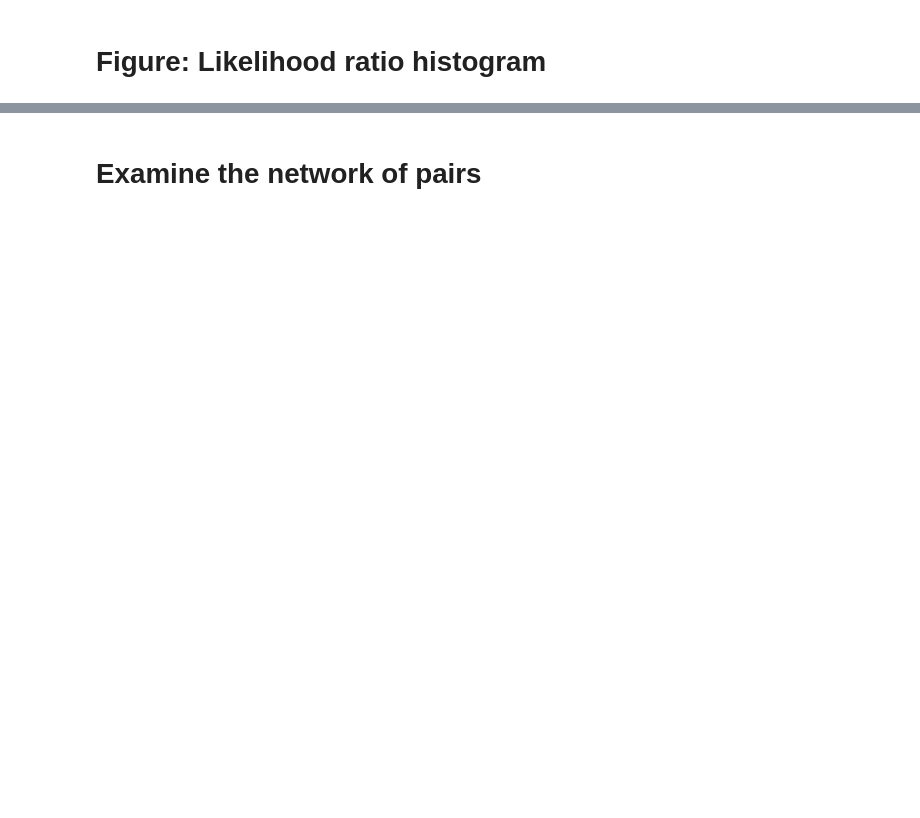
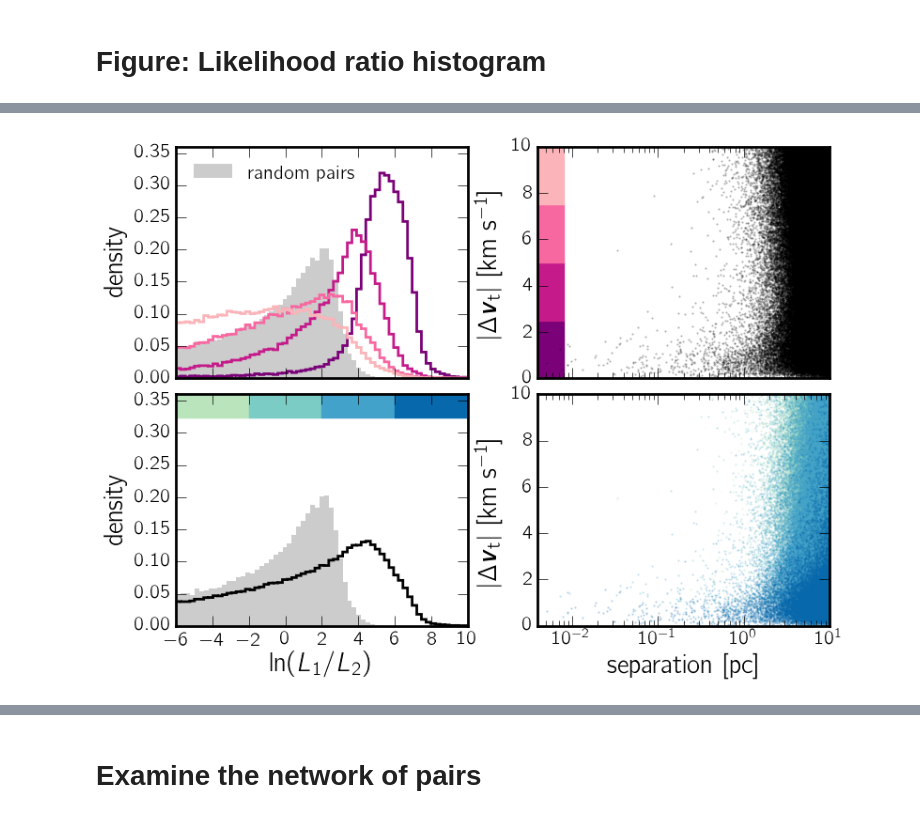
Before and after one commit to smoh/gaia-comoving-stars, a Jupyter notebook: notebooks/results.ipynb, the cells around one changed output, grey strips where cells are left out. Cells and saved outputs as stored; diff of their text form; code cells hidden in the pictures; blank space fills up the shorter version.

```diff
--- a/notebooks/results.ipynb
+++ b/notebooks/results.ipynb
@@ -152,2 +157,68 @@ leg = legend(loc='upper left', numpoints=1, markerscale=3, frameon=False)
+# %%
+v_cuts = [(0, 2.5), (2.5, 5), (5, 7.5), (7.5, 10)]
+v_colors = ['#7a0177', '#c51b8a', '#f768a1', '#fbb4b9']
+
+llr_cuts = [(-6, -2), (-2, 2), (2, 6), (6, 10)]
+llr_colors = ['#bae4bc', '#7bccc4', '#43a2ca', '#0868ac']
+# %%
+fig ,ax = plt.subplots(2,2,figsize=(8,6), sharex='col')
+fig.subplots_adjust(left=0.1,bottom=0.12,top=0.97,right=0.97, hspace=0.07, wspace=0.24)
+ax[1,0].hist(llr,
+             bins=np.linspace(-6, 10, 64),
+             histtype='step', normed=True, linewidth=2,
+             color='k')
+
+_ = ax[1,0].hist(llr_rand, bins=linspace(-6,10,64),
+         color='0.8', normed=True, zorder=-1,
+         label='random pairs')
+
+ax[1,0].set_xlim(-6,10)
+ax[1,0].set_ylim(0, 0.36)
+ax[1,0].set_xlabel(r"$\ln(L_1/L_2)$")
+ax[1,0].set_ylabel("density")
+
+ax[1,1].set_xlim(4E-3, 1E1)
+ax[1,1].set_ylim(0, 10)
+ax[1,1].set_xlabel(r'separation [pc]')
+ax[1,1].set_xscale('log')
+ax[1,1].set_ylabel(r'$|\Delta \boldsymbol{v}_{\rm{t}}|$ [km s$^{-1}$]')
+
+for i,(l,r) in enumerate(llr_cuts):
+    ax[1,0].fill_betweenx([ax[1,0].get_ylim()[1]*0.9,1.], l, r,
+                          color=llr_colors[i], zorder=-100)
+    idx = ((llr) > l) & (llr < r)
+    ax[1,1].plot(pairidx['sep'][idx], pairidx['delta_v'][idx],
+                 color=llr_colors[i],
+                 linestyle='none', marker='.', alpha=0.3, ms=3,
+                 markeredgecolor='none', markeredgewidth=0, rasterized=True)
+
+_ = ax[0,0].hist(llr_rand, bins=linspace(-6,10,64),
+         color='0.8', normed=True, zorder=-1,
+         label='random pairs')
+ax[0,1].plot(pairidx['sep'], pairidx['delta_v'],
+             color='k', linestyle='none', marker='.', zorder=-10, alpha=0.3, ms=3, rasterized=True)
+
+ax[0,0].set_xlim(-6,10)
+ax[0,0].set_ylim(0, 0.36)
+ax[0,0].set_ylabel("density")
+ax[0,0].legend(loc='upper left', frameon=False, fontsize=15)
+
+ax[0,1].set_xlim(4E-3, 1E1)
+ax[0,1].set_ylim(0, 10)
+ax[0,1].set_xscale('log')
+ax[0,1].set_ylabel(r'$|\Delta \boldsymbol{v}_{\rm{t}}|$ [km s$^{-1}$]')
+
+for i,(l,r) in enumerate(v_cuts):
+    xlims = ax[0,1].get_xlim()
+    xp10 = xlims[0]*2
+    ax[0,1].fill_between([0,xp10], l, r, color=v_colors[i], zorder=-100)
+
+    idx = (pairidx['delta_v'] > l) & (pairidx['delta_v'] < r)
+    ax[0,0].hist(llr[idx], bins=np.linspace(-6, 10, 64),
+                 histtype='step', normed=True, color=v_colors[i], linewidth=2);
+
+savefig('../paper/figures/likelihoodratios.pdf')
+# %% [output]
+[figure, added]
 # %%
 sum(pairidx['sep']<1), sum((sep<1) & (llr>6))
```
Also changed, not shown: parts of 56 cells of this notebook.
